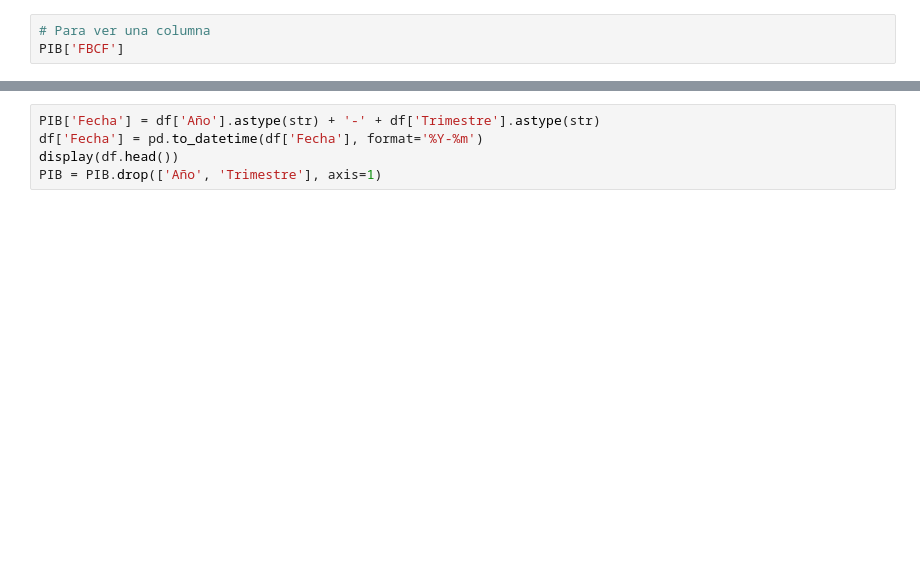
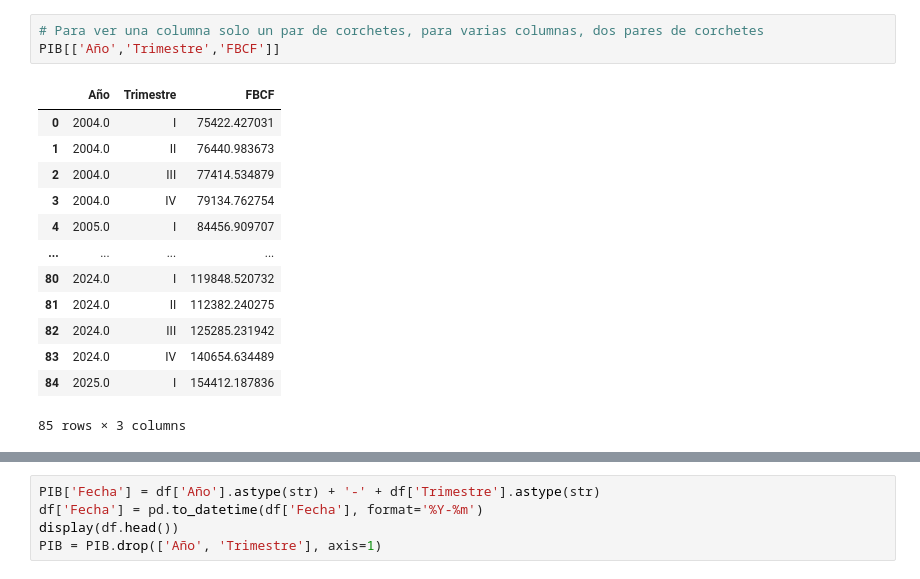
Before and after one commit to ASiso-m/CursoLeo, a Jupyter notebook: PIB_INDE.ipynb, the cells around one changed output, grey strips where cells are left out. Drawn from its saved outputs; the diff is of its cells as text; blank space fills up the shorter version.

```diff
--- a/PIB_INDE.ipynb
+++ b/PIB_INDE.ipynb
@@ -12,4 +29,18 @@ PIB
 # %%
-# Para ver una columna
-PIB['FBCF']
+# Para ver una columna solo un par de corchetes, para varias columnas, dos pares de corchetes
+PIB[['Año','Trimestre','FBCF']]
+# %% [output]
+|  | Año | Trimestre | FBCF |
+| 0 | 2004.0 | I | 75422.427031 |
+| 1 | 2004.0 | II | 76440.983673 |
+| 2 | 2004.0 | III | 77414.534879 |
+| 3 | 2004.0 | IV | 79134.762754 |
+| 4 | 2005.0 | I | 84456.909707 |
+| ... | ... | ... | ... |
+| 80 | 2024.0 | I | 119848.520732 |
+| 81 | 2024.0 | II | 112382.240275 |
+| 82 | 2024.0 | III | 125285.231942 |
+| 83 | 2024.0 | IV | 140654.634489 |
+| 84 | 2025.0 | I | 154412.187836 |
+85 rows × 3 columns
 # %%
```
Also changed, not shown: parts of 5 cells of this notebook.
